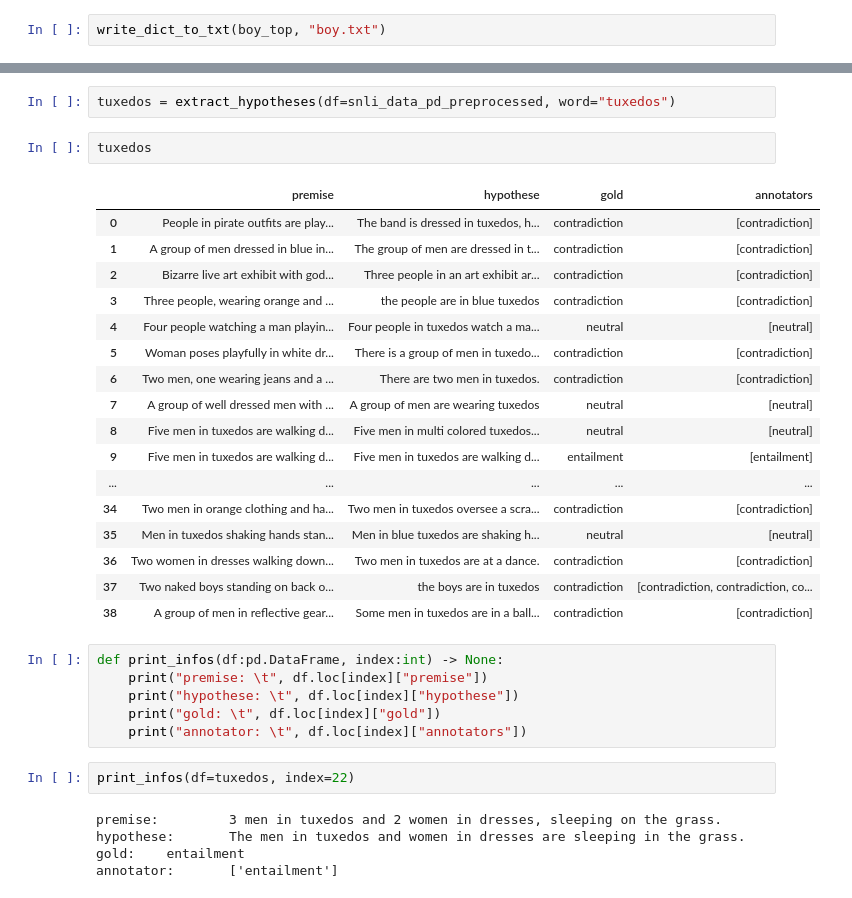
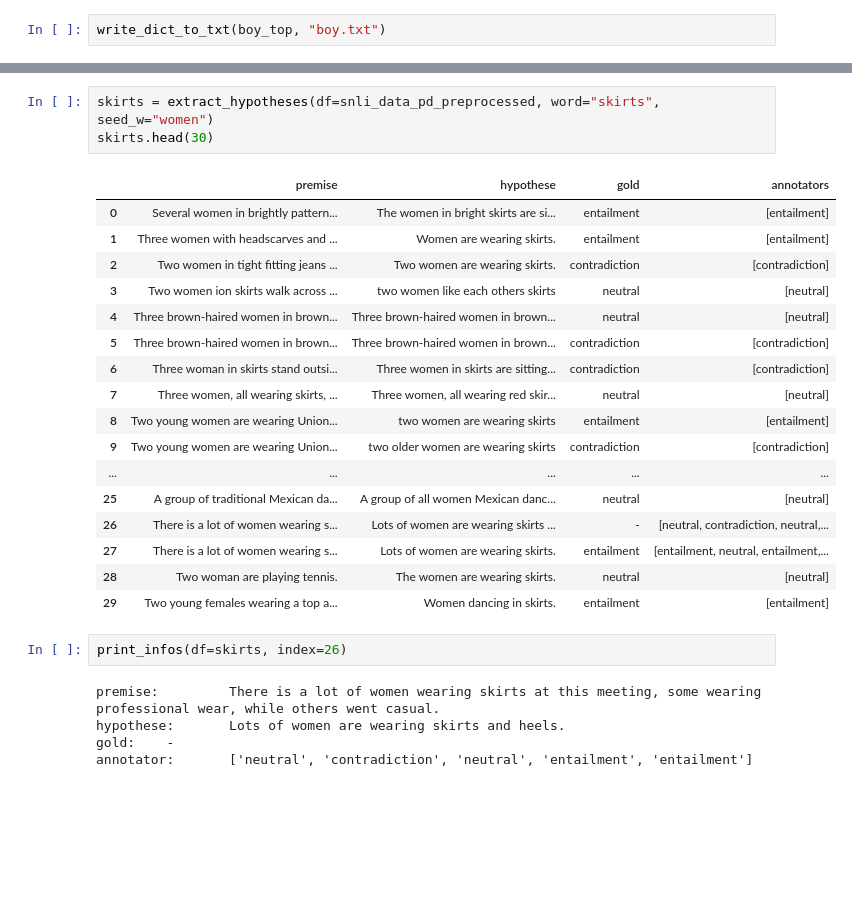
Before and after one commit to dissgod99/Word-Analysis-Association, a Jupyter notebook: pmi.ipynb, the cells around one changed output, grey strips where cells are left out. Drawn from its saved outputs; the diff is of its cells as text; blank space fills up the shorter version.

```diff
--- a/pmi.ipynb
+++ b/pmi.ipynb
@@ -436,35 +358,28 @@ ladders.loc[6]["annotators"]
 # %%
-tuxedos = extract_hypotheses(df=snli_data_pd_preprocessed, word="tuxedos")
+skirts = extract_hypotheses(df=snli_data_pd_preprocessed, word="skirts", seed_w="women")
+skirts.head(30)
+# %% [output]
+|  | premise | hypothese | gold | annotators |
+| 0 | Several women in brightly pattern... | The women in bright skirts are si... | entailment | [entailment] |
+| 1 | Three women with headscarves and ... | Women are wearing skirts. | entailment | [entailment] |
+| 2 | Two women in tight fitting jeans ... | Two women are wearing skirts. | contradiction | [contradiction] |
+| 3 | Two women ion skirts walk across ... | two women like each others skirts | neutral | [neutral] |
+| 4 | Three brown-haired women in brown... | Three brown-haired women in brown... | neutral | [neutral] |
+| 5 | Three brown-haired women in brown... | Three brown-haired women in brown... | contradiction | [contradiction] |
+| 6 | Three woman in skirts stand outsi... | Three women in skirts are sitting... | contradiction | [contradiction] |
+| 7 | Three women, all wearing skirts, ... | Three women, all wearing red skir... | neutral | [neutral] |
+| 8 | Two young women are wearing Union... | two women are wearing skirts | entailment | [entailment] |
+| 9 | Two young women are wearing Union... | two older women are wearing skirts | contradiction | [contradiction] |
+| ... | ... | ... | ... | ... |
+| 25 | A group of traditional Mexican da... | A group of all women Mexican danc... | neutral | [neutral] |
+| 26 | There is a lot of women wearing s... | Lots of women are wearing skirts ... | - | [neutral, contradiction, neutral,... |
+| 27 | There is a lot of women wearing s... | Lots of women are wearing skirts. | entailment | [entailment, neutral, entailment,... |
+| 28 | Two woman are playing tennis. | The women are wearing skirts. | neutral | [neutral] |
+| 29 | Two young females wearing a top a... | Women dancing in skirts. | entailment | [entailment] |
-# %%
-tuxedos
-# %% [output]
-|  | premise | hypothese | gold | annotators |
-| 0 | People in pirate outfits are play... | The band is dressed in tuxedos, h... | contradiction | [contradiction] |
-| 1 | A group of men dressed in blue in... | The group of men are dressed in t... | contradiction | [contradiction] |
-| 2 | Bizarre live art exhibit with god... | Three people in an art exhibit ar... | contradiction | [contradiction] |
-| 3 | Three people, wearing orange and ... | the people are in blue tuxedos | contradiction | [contradiction] |
-| 4 | Four people watching a man playin... | Four people in tuxedos watch a ma... | neutral | [neutral] |
-| 5 | Woman poses playfully in white dr... | There is a group of men in tuxedo... | contradiction | [contradiction] |
-| 6 | Two men, one wearing jeans and a ... | There are two men in tuxedos. | contradiction | [contradiction] |
-| 7 | A group of well dressed men with ... | A group of men are wearing tuxedos | neutral | [neutral] |
-| 8 | Five men in tuxedos are walking d... | Five men in multi colored tuxedos... | neutral | [neutral] |
-| 9 | Five men in tuxedos are walking d... | Five men in tuxedos are walking d... | entailment | [entailment] |
-| ... | ... | ... | ... | ... |
-| 34 | Two men in orange clothing and ha... | Two men in tuxedos oversee a scra... | contradiction | [contradiction] |
-| 35 | Men in tuxedos shaking hands stan... | Men in blue tuxedos are shaking h... | neutral | [neutral] |
-| 36 | Two women in dresses walking down... | Two men in tuxedos are at a dance. | contradiction | [contradiction] |
-| 37 | Two naked boys standing on back o... | the boys are in tuxedos | contradiction | [contradiction, contradiction, co... |
-| 38 | A group of men in reflective gear... | Some men in tuxedos are in a ball... | contradiction | [contradiction] |
-# %%
-def print_infos(df:pd.DataFrame, index:int) -> None:
-    print("premise: \t", df.loc[index]["premise"])
-    print("hypothese: \t", df.loc[index]["hypothese"])
-    print("gold: \t", df.loc[index]["gold"])
-    print("annotator: \t", df.loc[index]["annotators"])
 # %%
-print_infos(df=tuxedos, index=22)
+print_infos(df=skirts, index=26)
 # %% [output]
-premise:         3 men in tuxedos and 2 women in dresses, sleeping on the grass.
-hypothese:       The men in tuxedos and women in dresses are sleeping in the grass.
-gold:    entailment
-annotator:       ['entailment']
+premise:         There is a lot of women wearing skirts at this meeting, some wearing professional wear, while others went casual.
+hypothese:       Lots of women are wearing skirts and heels.
+gold:    -
+annotator:       ['neutral', 'contradiction', 'neutral', 'entailment', 'entailment']
```
Also changed, not shown: parts of 32 cells of this notebook.
